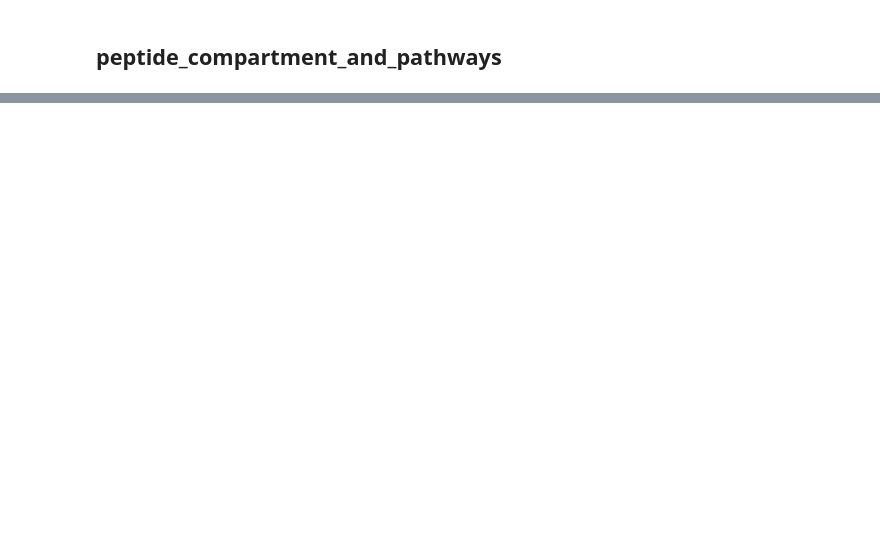
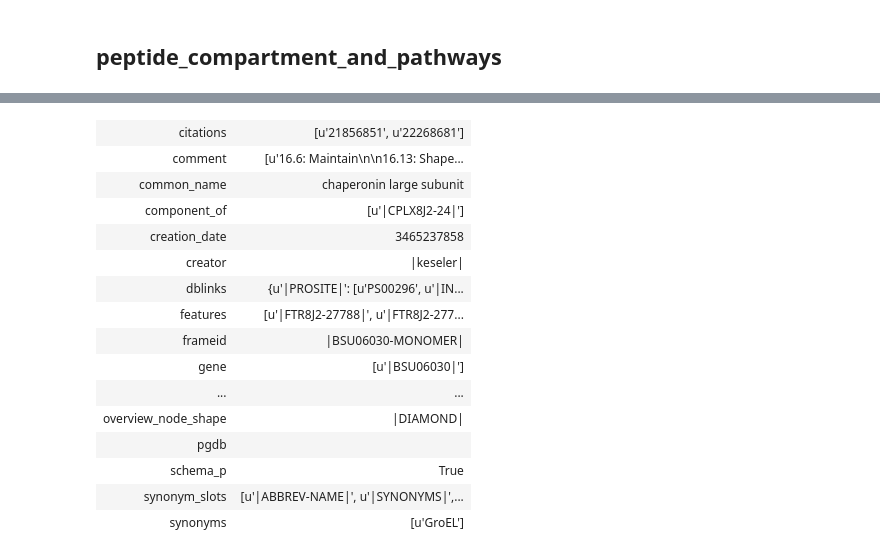
Before and after one commit to jdtibochab/bacillusme, a Jupyter notebook: ecolime/building_data/MetaCyc_dependent_files.ipynb, the cells around one changed output, grey strips where cells are left out. Saved outputs shown, nothing was run; the diff lists cells and outputs as text; code cells hidden in the pictures; blank space fills up the shorter version.

```diff
--- a/ecolime/building_data/MetaCyc_dependent_files.ipynb
+++ b/ecolime/building_data/MetaCyc_dependent_files.ipynb
@@ -120,7 +128,7 @@ for reaction in m_model.reactions:
     if not (reaction.id[0:3] == 'EX_') and not (reaction.id[0:3] == 'DM_'):
         # Skip empty rules, these reactions are assigned to CPLX_dummy
         if not reaction.gene_reaction_rule:
-            print reaction.id, ' lacks gene rules'
+            print reaction.id, ' has no rule'
             continue
 
         string = str(reaction.id) + '\t'
@@ -162,13 +170,14 @@ for reaction in m_model.reactions:
                         cplx_gene_list = rule.split(' and ')
 
                         for gene in cplx_gene_list:
-                            stoichiometry_string = stoichiometry_string + gene + '(1)' + ' AND '
-                        stoichiometry_string = stoichiometry_string[0:len(stoichiometry_string)-4]
+                            stoichiometry_string = stoichiometry_string + gene + '()' + ' AND '
+                        stoichiometry_string = stoichiometry_string[0:len(stoichiometry_string)-5]
                     string = string + artificial_cplx + ' OR '
 
                     if artificial_cplx not in artificial_cplxs:
                         artificial_cplxs.append(artificial_cplx)
-                        prot_cplx_file.write(artificial_cplx + '\t' + 'default_name' + '\t' + stoichiometry_string + '\t' + 'M_protein_recon' + '\n')
+                        prot_cplx_file.write(artificial_cplx + '\t' + 'default_name' + '\t' +
+                                             stoichiometry_string + '\t' + 'M_protein_recon' + '\n')
 
         string = string[0:len(string)-4]
         string = string + '\n'
@@ -197,6 +206,19 @@ UREAt  lacks gene rules
 X00002  lacks gene rules
 # %% [markdown]
 ## TUs_from_bsubcyc.txt
+# %%
+## Get rho dependence
+rho_dependent_TUs = []
+for terminator in bsub.rho_independent_terminators.instances:
+    terminator_data = pc.PToolsFrame.PFrame.get_frame_data(terminator)
+    terminator_id = frameid_to_str(terminator.frameid)
+    TU_list = terminator_data.component_of
+
+    for tu in TU_list:
+        tu_id = frameid_to_str(tu)
+        tu_id = tu_id.replace('-','_')
+        if tu_id not in rho_dependent_TUs:
+            rho_dependent_TUs.append(tu_id)
 # %%
 from Bio import SeqIO
 
@@ -231,9 +253,13 @@ for tu_PFrame in TUs.instances:
         tu_stop = 0
 
     tu_tss = tu_stop
-    tu_id = tu_data.frameid + '_from_RpoD_mono'
-    tu_id = tu_id.replace('|','')
+
+    ## ID
+    tu_id = frameid_to_str(tu_data.frameid)
     tu_id = tu_id.replace('-','_')
+
+    ## Rho
+    rho_dependence = 'False' if tu_id in rho_dependent_TUs else 'True'
 
     ## Strand
     gene_id = gene_id[1:len(gene_id)-1] ## Only use one gene. The others should have the same direction.
@@ -243,14 +269,10 @@ for tu_PFrame in TUs.instances:
         if feature.qualifiers["locus_tag"][0] == gene_id:
             strand = '+' if feature.location.strand == 1 else '-'
 
+
     ##
-    string = str(tu_id) + '\t' + str(tu_start) + '\t' + str(tu_stop) + '\t' + str(tu_tss) + '\t' + str(strand) + '\t' + 'True' + '\t' + 'RpoD_mono' + '\n'
+    string = str(tu_id) + '\t' + str(tu_start) + '\t' + str(tu_stop) + '\t' + str(tu_tss) + '\t' + str(strand) + '\t' + rho_dependence + '\t' + 'RpoD_mono' + '\n'
 
     file.write(string)
 
 file.close()
-# %%
-for instance in bsub.transcription_units.instances:
-    if (instance.frameid == '|TU8J2-1577|') or (instance.frameid == '|TU8J2-467|'):
-        tu_data = pc.PToolsFrame.PFrame.get_frame_data(tu_PFrame)
-        print instance.frameid, tu_data.components
@@ -572,7 +659,24 @@ file.close()
 # %%
 for protein in bsub.proteins.instances:
     protein_id = frameid_to_str(protein.frameid)
     protein_data = pc.PToolsFrame.PFrame.get_frame_data(protein)
-    if protein_id == 'CPLX8J2-52':
-        print protein_data
+    if protein_id == 'BSU06030-MONOMER':
         break
+protein_data
+# %% [output]
+| citations | [u'21856851', u'22268681'] |
+| comment | [u'16.6: Maintain\n\n16.13: Shape... |
+| common_name | chaperonin large subunit |
+| component_of | [u'|CPLX8J2-24|'] |
+| creation_date | 3465237858 |
+| creator | |keseler| |
+| dblinks | {u'|PROSITE|': [u'PS00296', u'|IN... |
+| features | [u'|FTR8J2-27788|', u'|FTR8J2-277... |
+| frameid | |BSU06030-MONOMER| |
+| gene | [u'|BSU06030|'] |
+| ... | ... |
+| overview_node_shape | |DIAMOND| |
+| pgdb |  |
+| schema_p | True |
+| synonym_slots | [u'|ABBREV-NAME|', u'|SYNONYMS|',... |
+| synonyms | [u'GroEL'] |
```
Also changed, not shown: parts of 10 cells of this notebook, 13 other files.
